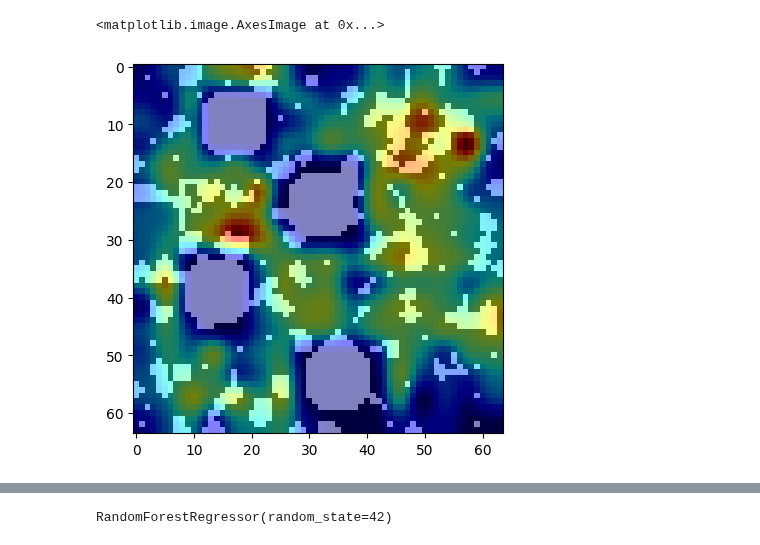
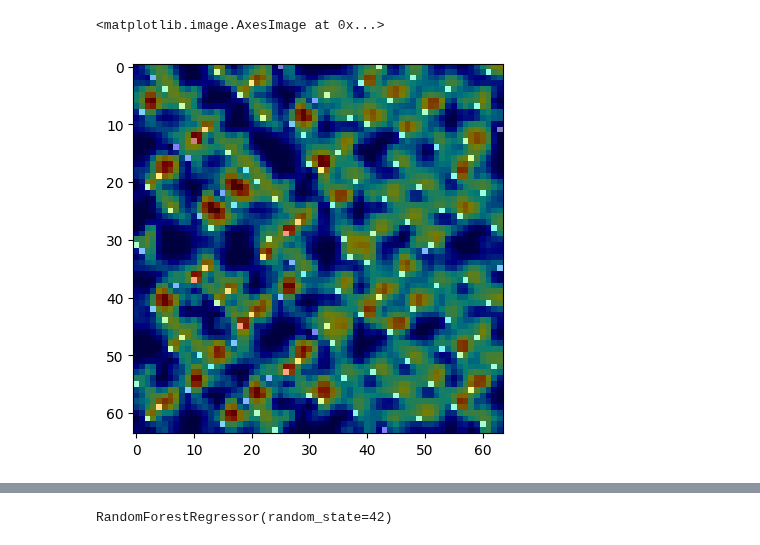
Before and after one commit to Kayzi0/ExplainBlobs, a Jupyter notebook: regression.ipynb, the cells around one changed output, grey strips where cells are left out. Drawn from its saved outputs; the diff is of its cells as text; code cells hidden in the pictures.

Commit message:
performed first pass on distrubutions model

```diff
--- a/regression.ipynb
+++ b/regression.ipynb
@@ -26,25 +27,46 @@ To enable them in other operations, rebuild TensorFlow with the appropriate comp
 # %%
 N = 1000
+n_exp = 7
+n_pts = 2**7
 size = 64
 labels = np.random.randint(1, size = N)
 imgs = np.zeros((size, size, N))
+# %%
+def generate_pseudo_img(n_pts = 128, size = 64):
+    img = np.zeros([size,size])
+    for i in range(n_pts):
+        pt = np.random.randint(0, size, size =  (2,1))
+        while img[pt[0], pt[1]] == 1:
+            pt = np.random.randint(0, size, size =  (2,1))
+        img[pt[0], pt[1]] = 1
+    return img
+
+def generate_quasi_img(n_exp = 7, size = 64, n_pts = 128):
+    sobol = qmc.Sobol(d = 2)
+    sample = sobol.random_base2(m=7)
+    low = 0
+    high = size
+    sample = np.floor((high-low)*sample + low).astype('uint8')
+    qmc_img = np.zeros([64,64])
+    for i in range(n_pts):
+        qmc_img[sample[i][0], sample[i][1]] = 1
+    return qmc_img
 # %%
 #fill array with corresponding images
-for i in range(N):
+from tqdm import tqdm
+for i in tqdm(range(N)):
     if labels[i] == 0:
-        x = generator.generate_new_blob_img(ellipse=True, size=size,num_big_blobs=4)
+        x = generate_quasi_img(n_exp=n_exp, size=size, n_pts=n_pts)
     elif labels[i] == 1:
-        x = generator.generate_new_blob_img(ellipse=False, size=size,num_big_blobs=4)
-    elif labels[i] == 2:
-        x = generator.generate_new_blob_img(ellipse=False, size=size,num_big_blobs=0)
+        x = generate_pseudo_img(n_pts=128, size=size)
     imgs[:,:,i] = x
 # %%
-model = tf.keras.models.load_model("models/model40_padding")
+model = tf.keras.models.load_model("models/model10_distro")
 plt.imshow(imgs[:,:,2], cmap = 'gray')
-plt.imshow(GradCam(imgs[:,:,2], model, -6, 0), cmap ='jet', alpha = 0.5)
+plt.imshow(GradCam(imgs[:,:,2], model, -6), cmap ='jet', alpha = 0.5)
 # %% [output]
 <matplotlib.image.AxesImage at 0x...>
-[figure, old version]
+[figure, new version]
 # %%
 #make gradcam heatmap for every image and normalise
 heatmaps = np.zeros_like(imgs)
```
Also changed, not shown: parts of 9 cells of this notebook, 5 other files.
